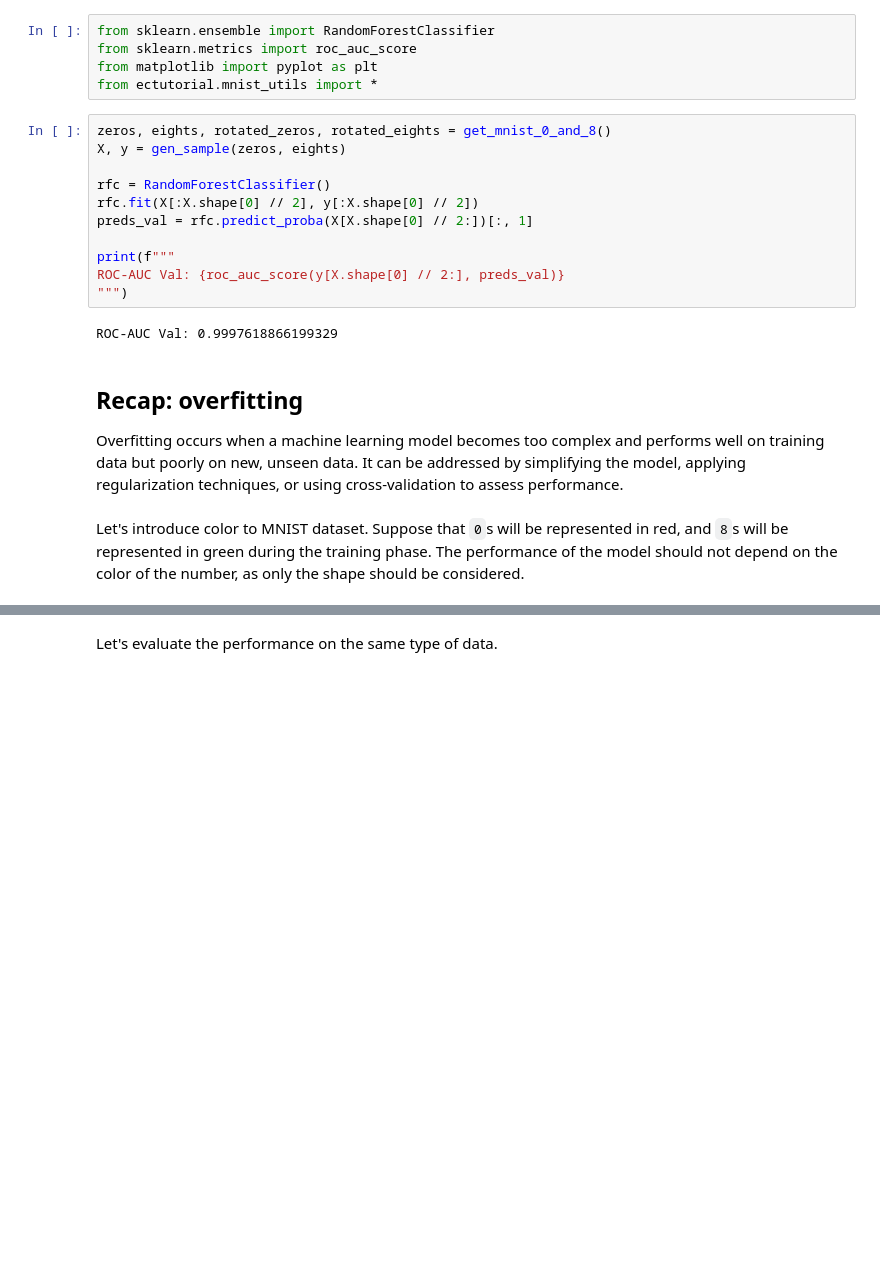
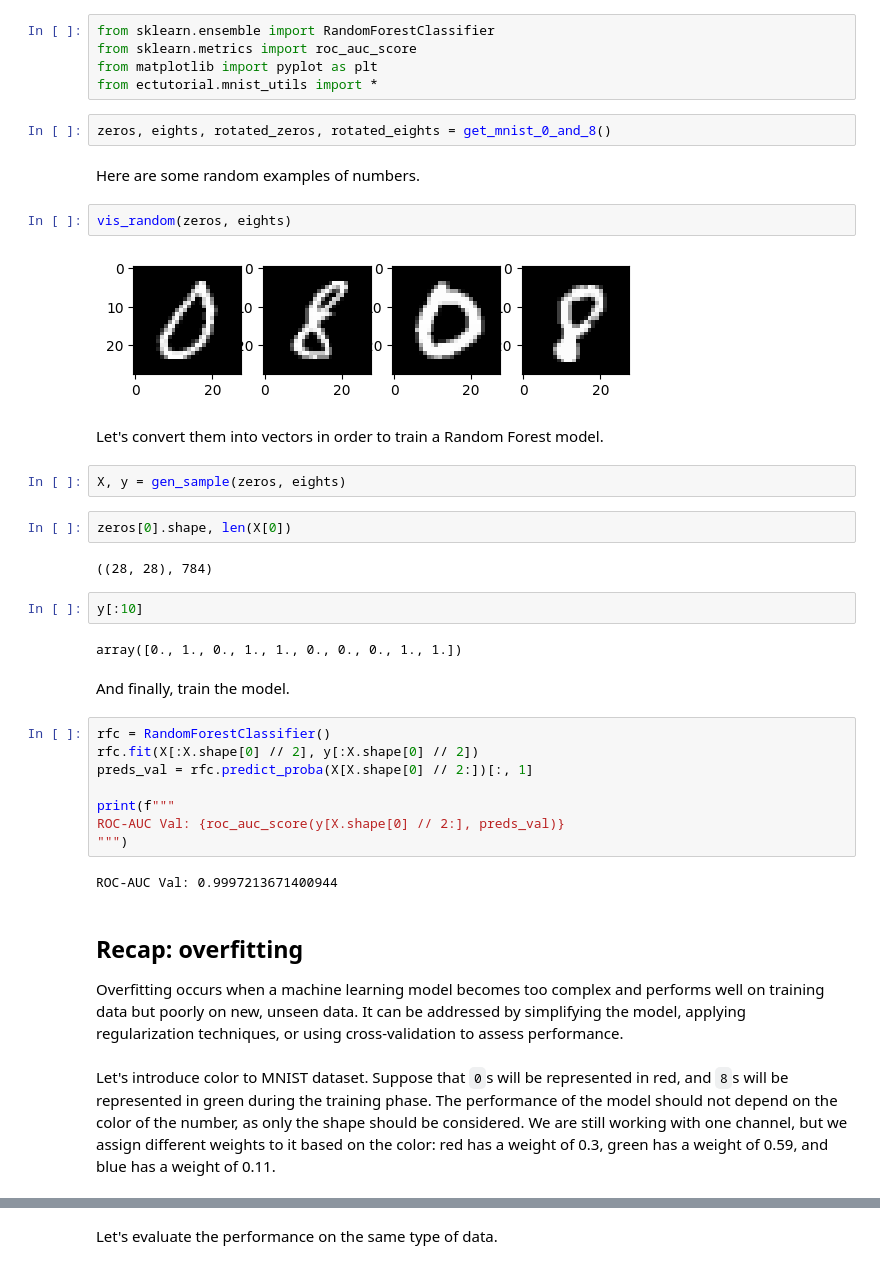
Before and after one commit to airi-industrial-ai/ec23-tutorial, a Jupyter notebook: notebooks/tutorial_part1.ipynb, the cells around one changed output, grey strips where cells are left out. Cells and saved outputs as stored; diff of their text form; blank space fills up the shorter version.

```diff
--- a/notebooks/tutorial_part1.ipynb
+++ b/notebooks/tutorial_part1.ipynb
@@ -17,10 +17,29 @@ from sklearn.ensemble import RandomForestClassifier
 from sklearn.metrics import roc_auc_score
 from matplotlib import pyplot as plt
 from ectutorial.mnist_utils import *
+# %%
+zeros, eights, rotated_zeros, rotated_eights = get_mnist_0_and_8()
+# %% [markdown]
+Here are some random examples of numbers.
+# %%
+vis_random(zeros, eights)
+# %% [output]
+[figure, added]
+# %% [markdown]
+Let's convert them into vectors in order to train a Random Forest model.
+# %%
+X, y = gen_sample(zeros, eights)
+# %%
+zeros[0].shape, len(X[0])
+# %% [output]
+((28, 28), 784)
+# %%
+y[:10]
+# %% [output]
+array([0., 1., 0., 1., 1., 0., 0., 0., 1., 1.])
+# %% [markdown]
+And finally, train the model.
 # %%
-zeros, eights, rotated_zeros, rotated_eights = get_mnist_0_and_8()
-X, y = gen_sample(zeros, eights)
-
 rfc = RandomForestClassifier()
 rfc.fit(X[:X.shape[0] // 2], y[:X.shape[0] // 2])
 preds_val = rfc.predict_proba(X[X.shape[0] // 2:])[:, 1]
@@ -29,12 +48,12 @@ print(f"""
 ROC-AUC Val: {roc_auc_score(y[X.shape[0] // 2:], preds_val)}
 """)
 # %% [output]
-ROC-AUC Val: 0.9997618866199329
+ROC-AUC Val: 0.9997213671400944
 # %% [markdown]
 ## Recap: overfitting
 
 Overfitting occurs when a machine learning model becomes too complex and performs well on training data but poorly on new, unseen data. It can be addressed by simplifying the model, applying regularization techniques, or using cross-validation to assess performance.
 # %% [markdown]
-Let's introduce color to MNIST dataset. Suppose that `0`s will be represented in red, and `8`s will be represented in green during the training phase. The performance of the model should not depend on the color of the number, as only the shape should be considered.
+Let's introduce color to MNIST dataset. Suppose that `0`s will be represented in red, and `8`s will be represented in green during the training phase. The performance of the model should not depend on the color of the number, as only the shape should be considered. We are still working with one channel, but we assign different weights to it based on the color: red has a weight of 0.3, green has a weight of 0.59, and blue has a weight of 0.11.
 # %%
 vis_colored(zeros[0])
```
Also changed, not shown: parts of 13 cells of this notebook.
